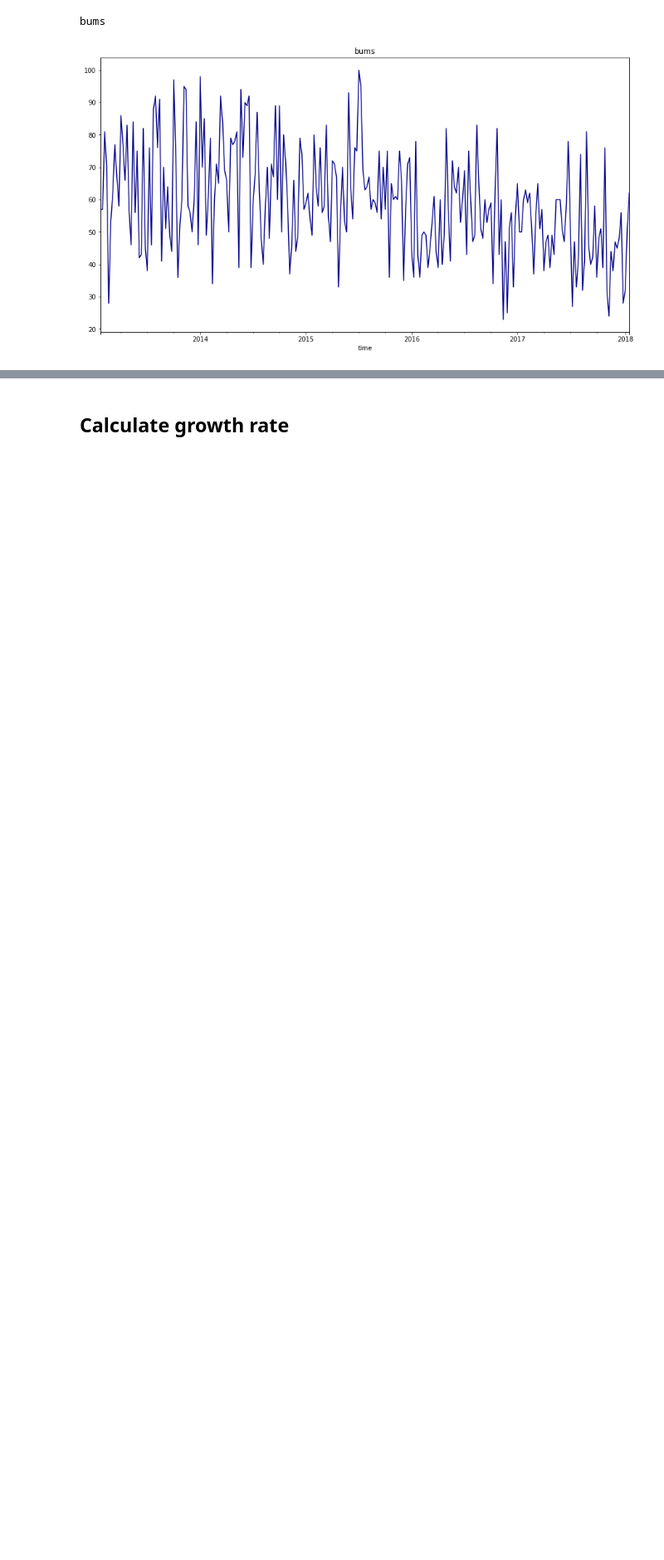
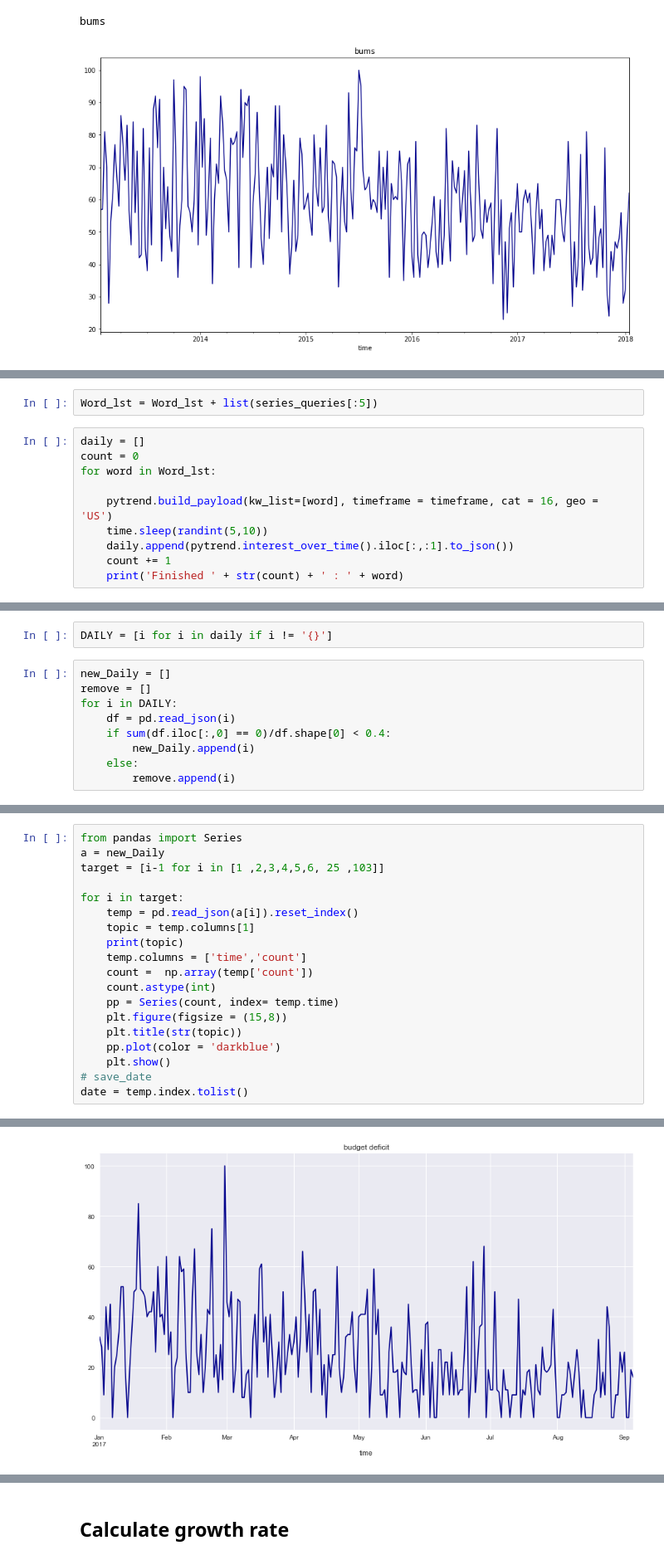
Before and after one commit to TunChiehHsu/FEARS-Investor-Sentiment, a Jupyter notebook: Parse_googleTrend.ipynb, the cells around one changed output, grey strips where cells are left out. Shown at 83% size. Saved outputs shown, nothing was run; the diff lists cells and outputs as text; blank space fills up the shorter version.

```diff
--- a/Parse_googleTrend.ipynb
+++ b/Parse_googleTrend.ipynb
@@ -102,0 +111,12 @@ bums
+# %%
+Word_lst = Word_lst + list(series_queries[:5])
+# %%
+daily = []
+count = 0
+for word in Word_lst:
+
+    pytrend.build_payload(kw_list=[word], timeframe = timeframe, cat = 16, geo = 'US')
+    time.sleep(randint(5,10))
+    daily.append(pytrend.interest_over_time().iloc[:,:1].to_json())
+    count += 1
+    print('Finished ' + str(count) + ' : ' + word)
@@ -102,0 +141,11 @@ bums
+# %%
+DAILY = [i for i in daily if i != '{}']
+# %%
+new_Daily = []
+remove = []
+for i in DAILY:
+    df = pd.read_json(i)
+    if sum(df.iloc[:,0] == 0)/df.shape[0] < 0.4:
+        new_Daily.append(i)
+    else:
+        remove.append(i)
@@ -102,0 +158,20 @@ bums
+# %%
+from pandas import Series
+a = new_Daily
+target = [i-1 for i in [1 ,2,3,4,5,6, 25 ,103]]
+
+for i in target:
+    temp = pd.read_json(a[i]).reset_index()
+    topic = temp.columns[1]
+    print(topic)
+    temp.columns = ['time','count']
+    count =  np.array(temp['count'])
+    count.astype(int)
+    pp = Series(count, index= temp.time)
+    plt.figure(figsize = (15,8))
+    plt.title(str(topic))
+    pp.plot(color = 'darkblue')
+    plt.show()
+# save_date
+date = temp.index.tolist()
+# %% [output]
@@ -102,0 +179 @@ bums
+[figure, added]
```
Also changed, not shown: parts of 14 cells of this notebook.
